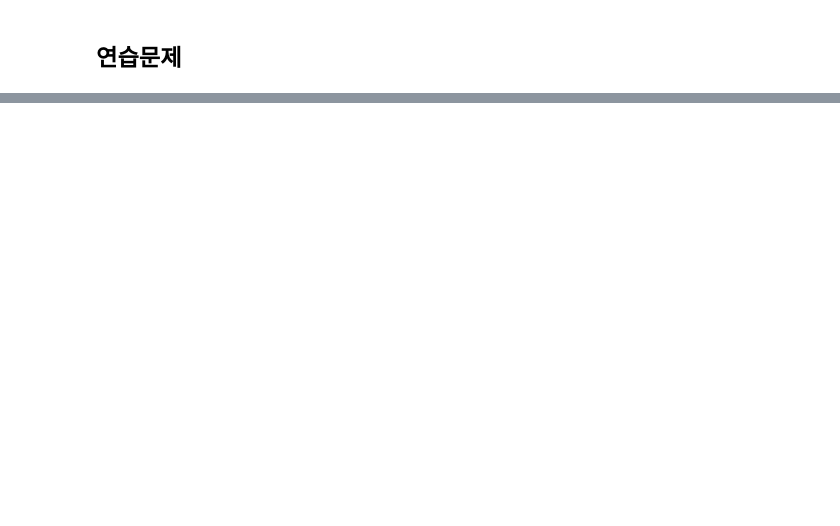
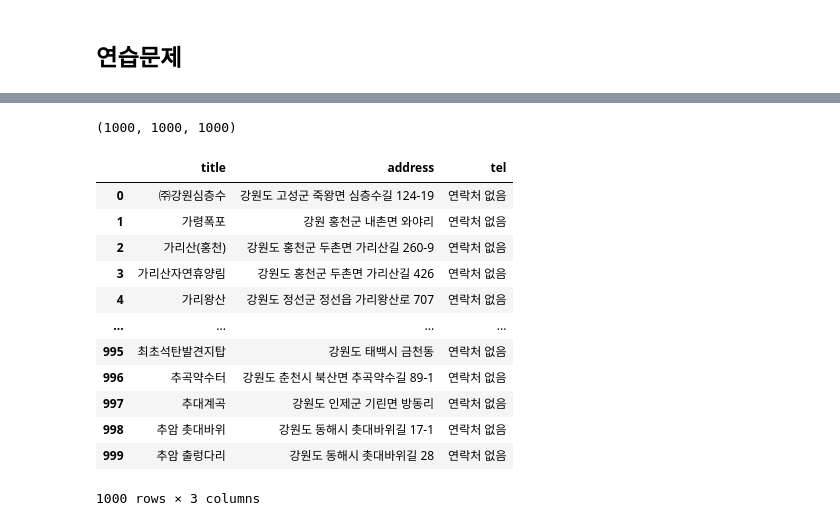
Before and after one commit to Kim-YongHo/WebCrawl, a Jupyter notebook: code/05_01_공공데이터 API 활용.ipynb, the cells around one changed output, grey strips where cells are left out. Drawn from its saved outputs; the diff is of its cells as text; code cells hidden in the pictures; blank space fills up the shorter version.

```diff
--- a/code/05_01_공공데이터 API 활용.ipynb
+++ b/code/05_01_공공데이터 API 활용.ipynb
@@ -270,0 +344,4 @@ WE호텔, 제주특별자치도 서귀포시 1100로 453-95, 064-730-1200
+# %%
+url = endpoint + paramset
+result = requests.get(url)
+bs_obj = BeautifulSoup(result.content,"html.parser")
@@ -270,0 +352,3 @@ WE호텔, 제주특별자치도 서귀포시 1100로 453-95, 064-730-1200
+# %%
+items = bs_obj.findAll('item')
+len(items)
@@ -270,0 +361,8 @@ WE호텔, 제주특별자치도 서귀포시 1100로 453-95, 064-730-1200
+# %%
+for item in items :
+    try :
+        print(item.find('title').text, end=',')
+        print(item.find('addr1').text, end=',')
+        print(item.find('tel').text)
+    except :
+        print(' No data ')
@@ -270,0 +389,38 @@ WE호텔, 제주특별자치도 서귀포시 1100로 453-95, 064-730-1200
+# %%
+## 데이터를 저장할 빈 리스트
+title = []
+address = []
+tel = []
+
+for item in items :
+
+    title.append(item.find('title').text)
+    address.append(item.find('addr1').text)
+
+    try :
+
+        tel.append(item.find('tel').text)
+    except :
+        tel.append('연락처 없음')
+# %%
+len(title), len(address), len(tel)
+# %% [output]
+(1000, 1000, 1000)
+# %%
+stay_dict = {"title": title, "address" : address, "tel" : tel}
+stay_df = pd.DataFrame(stay_dict)
+stay_df
+# %% [output]
+|  | title | address | tel |
+| 0 | ㈜강원심층수 | 강원도 고성군 죽왕면 심층수길 124-19 | 연락처 없음 |
+| 1 | 가령폭포 | 강원 홍천군 내촌면 와야리 | 연락처 없음 |
+| 2 | 가리산(홍천) | 강원도 홍천군 두촌면 가리산길 260-9 | 연락처 없음 |
+| 3 | 가리산자연휴양림 | 강원도 홍천군 두촌면 가리산길 426 | 연락처 없음 |
+| 4 | 가리왕산 | 강원도 정선군 정선읍 가리왕산로 707 | 연락처 없음 |
+| ... | ... | ... | ... |
+| 995 | 최초석탄발견지탑 | 강원도 태백시 금천동 | 연락처 없음 |
+| 996 | 추곡약수터 | 강원도 춘천시 북산면 추곡약수길 89-1 | 연락처 없음 |
+| 997 | 추대계곡 | 강원도 인제군 기린면 방동리 | 연락처 없음 |
+| 998 | 추암 촛대바위 | 강원도 동해시 촛대바위길 17-1 | 연락처 없음 |
+| 999 | 추암 출렁다리 | 강원도 동해시 촛대바위길 28 | 연락처 없음 |
+1000 rows × 3 columns
```
Also changed, not shown: parts of 17 cells of this notebook, 8 other files.
